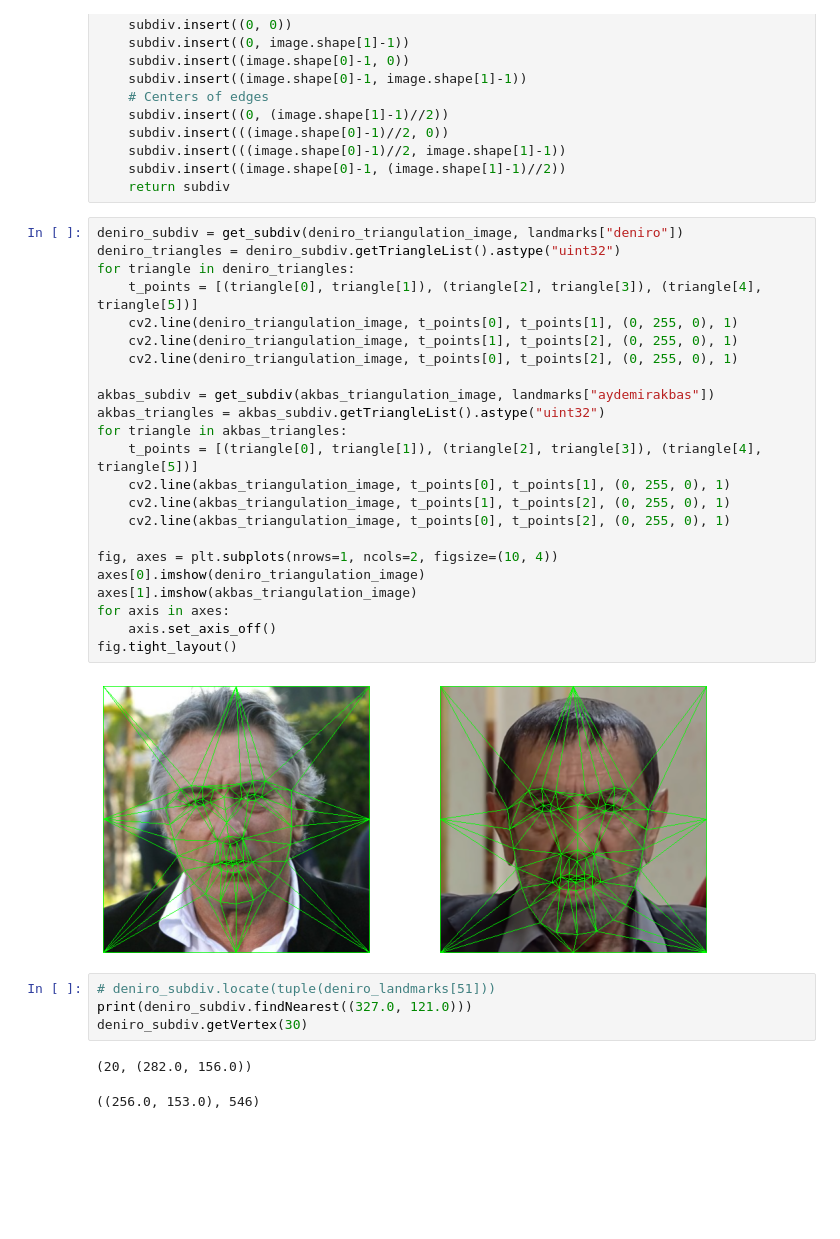
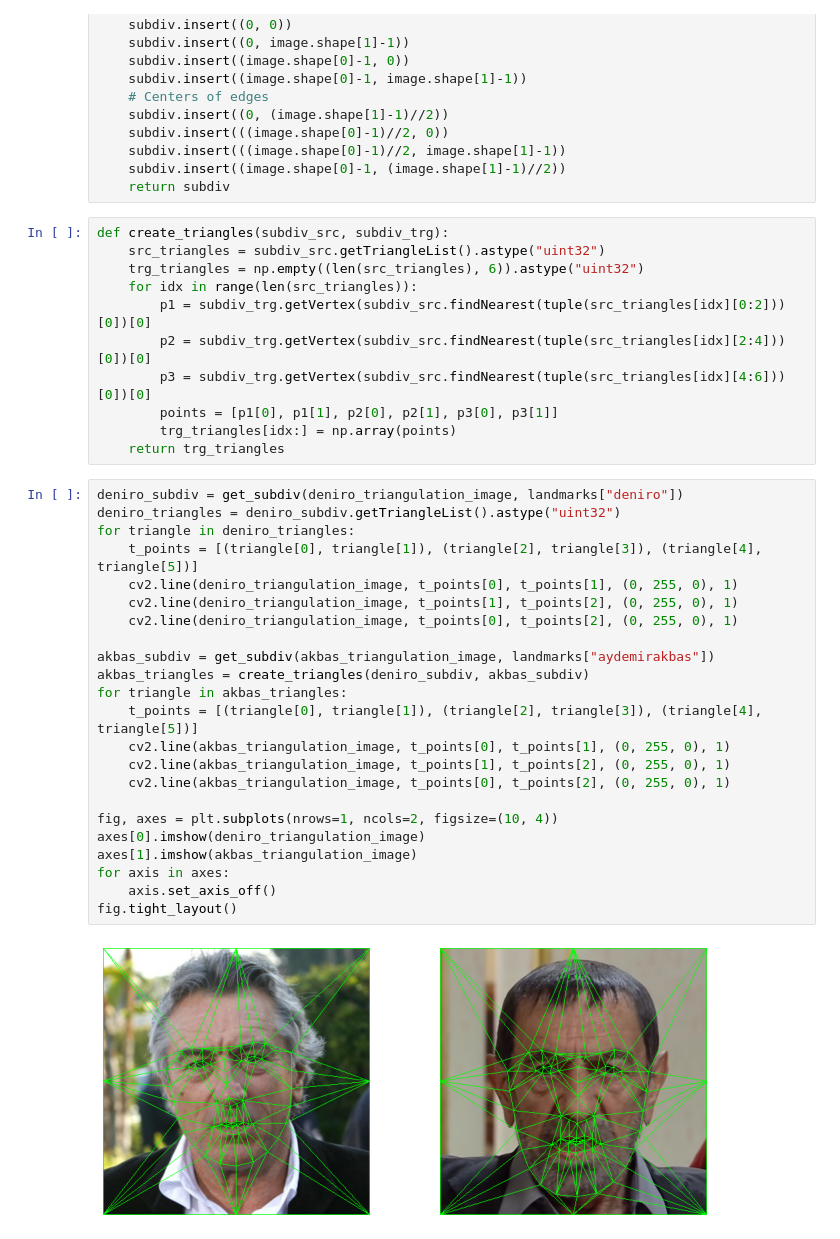
Before and after one commit to batuhanfaik/itu-cmpe, a Jupyter notebook: hw2/hw2.ipynb, the cells around one changed output. Cells and saved outputs as stored; diff of their text form; blank space fills up the shorter version.

```diff
--- a/hw2/hw2.ipynb
+++ b/hw2/hw2.ipynb
@@ -98,35 +98,39 @@ def get_subdiv(image, landmarks):
     subdiv.insert(((image.shape[0]-1)//2, image.shape[1]-1))
     subdiv.insert((image.shape[0]-1, (image.shape[1]-1)//2))
     return subdiv
+# %%
+def create_triangles(subdiv_src, subdiv_trg):
+    src_triangles = subdiv_src.getTriangleList().astype("uint32")
+    trg_triangles = np.empty((len(src_triangles), 6)).astype("uint32")
+    for idx in range(len(src_triangles)):
+        p1 = subdiv_trg.getVertex(subdiv_src.findNearest(tuple(src_triangles[idx][0:2]))[0])[0]
+        p2 = subdiv_trg.getVertex(subdiv_src.findNearest(tuple(src_triangles[idx][2:4]))[0])[0]
+        p3 = subdiv_trg.getVertex(subdiv_src.findNearest(tuple(src_triangles[idx][4:6]))[0])[0]
+        points = [p1[0], p1[1], p2[0], p2[1], p3[0], p3[1]]
+        trg_triangles[idx:] = np.array(points)
+    return trg_triangles
 # %%
 deniro_subdiv = get_subdiv(deniro_triangulation_image, landmarks["deniro"])
 deniro_triangles = deniro_subdiv.getTriangleList().astype("uint32")
 for triangle in deniro_triangles:
     t_points = [(triangle[0], triangle[1]), (triangle[2], triangle[3]), (triangle[4], triangle[5])]
     cv2.line(deniro_triangulation_image, t_points[0], t_points[1], (0, 255, 0), 1)
     cv2.line(deniro_triangulation_image, t_points[1], t_points[2], (0, 255, 0), 1)
     cv2.line(deniro_triangulation_image, t_points[0], t_points[2], (0, 255, 0), 1)
 
 akbas_subdiv = get_subdiv(akbas_triangulation_image, landmarks["aydemirakbas"])
-akbas_triangles = akbas_subdiv.getTriangleList().astype("uint32")
+akbas_triangles = create_triangles(deniro_subdiv, akbas_subdiv)
 for triangle in akbas_triangles:
     t_points = [(triangle[0], triangle[1]), (triangle[2], triangle[3]), (triangle[4], triangle[5])]
     cv2.line(akbas_triangulation_image, t_points[0], t_points[1], (0, 255, 0), 1)
     cv2.line(akbas_triangulation_image, t_points[1], t_points[2], (0, 255, 0), 1)
     cv2.line(akbas_triangulation_image, t_points[0], t_points[2], (0, 255, 0), 1)
 
 fig, axes = plt.subplots(nrows=1, ncols=2, figsize=(10, 4))
 axes[0].imshow(deniro_triangulation_image)
 axes[1].imshow(akbas_triangulation_image)
 for axis in axes:
     axis.set_axis_off()
 fig.tight_layout()
 # %% [output]
-[figure, old version]
+[figure, new version]
-# %%
-# deniro_subdiv.locate(tuple(deniro_landmarks[51]))
-print(deniro_subdiv.findNearest((327.0, 121.0)))
-deniro_subdiv.getVertex(30)
-# %% [output]
-(20, (282.0, 156.0))
-((256.0, 153.0), 546)
```
Also changed, not shown: parts of 5 cells of this notebook.
